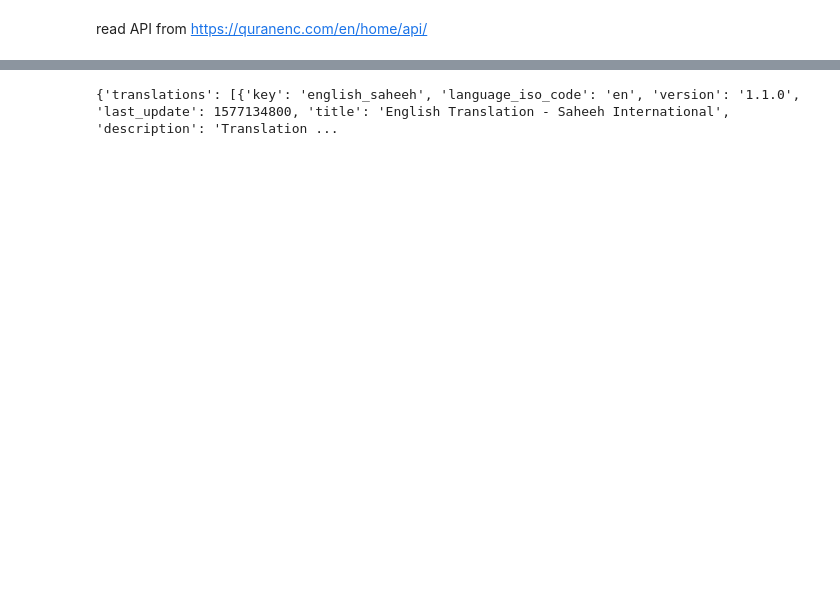
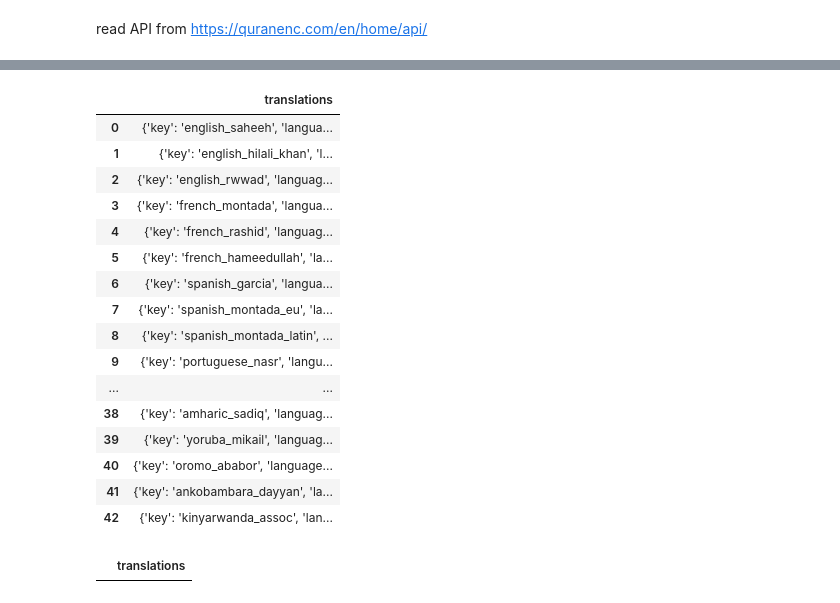
Before and after one commit to ArifYacop/quran-dataset, a Jupyter notebook: import.ipynb, the cells around one changed output, grey strips where cells are left out. Cells and saved outputs as stored; diff of their text form; code cells hidden in the pictures; blank space fills up the shorter version.

```diff
--- a/import.ipynb
+++ b/import.ipynb
@@ -11,4 +29,0 @@ df = j
-# %%
-print(df)
-# %% [output]
-{'translations': [{'key': 'english_saheeh', 'language_iso_code': 'en', 'version': '1.1.0', 'last_update': 1577134800, 'title': 'English Translation - Saheeh International', 'description': 'Translation ...
@@ -19,2 +30,27 @@ j = r.json()
+# %%
+df = pd.DataFrame(df)
+df
+# %% [output]
+|  | translations |
+| 0 | {'key': 'english_saheeh', 'langua... |
+| 1 | {'key': 'english_hilali_khan', 'l... |
+| 2 | {'key': 'english_rwwad', 'languag... |
+| 3 | {'key': 'french_montada', 'langua... |
+| 4 | {'key': 'french_rashid', 'languag... |
+| 5 | {'key': 'french_hameedullah', 'la... |
+| 6 | {'key': 'spanish_garcia', 'langua... |
+| 7 | {'key': 'spanish_montada_eu', 'la... |
+| 8 | {'key': 'spanish_montada_latin', ... |
+| 9 | {'key': 'portuguese_nasr', 'langu... |
+| ... | ... |
+| 38 | {'key': 'amharic_sadiq', 'languag... |
+| 39 | {'key': 'yoruba_mikail', 'languag... |
+| 40 | {'key': 'oromo_ababor', 'language... |
+| 41 | {'key': 'ankobambara_dayyan', 'la... |
+| 42 | {'key': 'kinyarwanda_assoc', 'lan... |
+# %%
+df[df.translations=='english_rwwad']
+# %% [output]
+|  | translations |
 # %%
 print(j)
```
Also changed, not shown: parts of 4 cells of this notebook.
